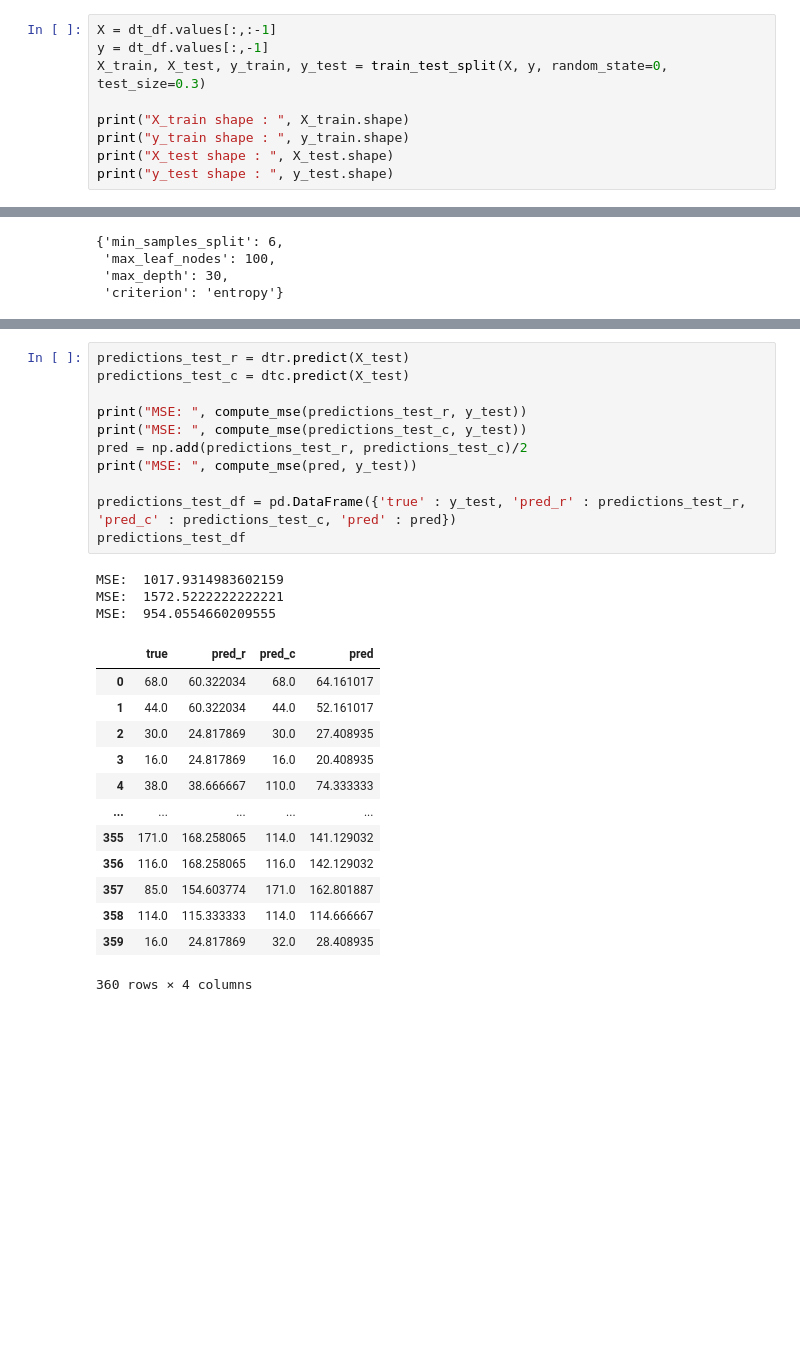
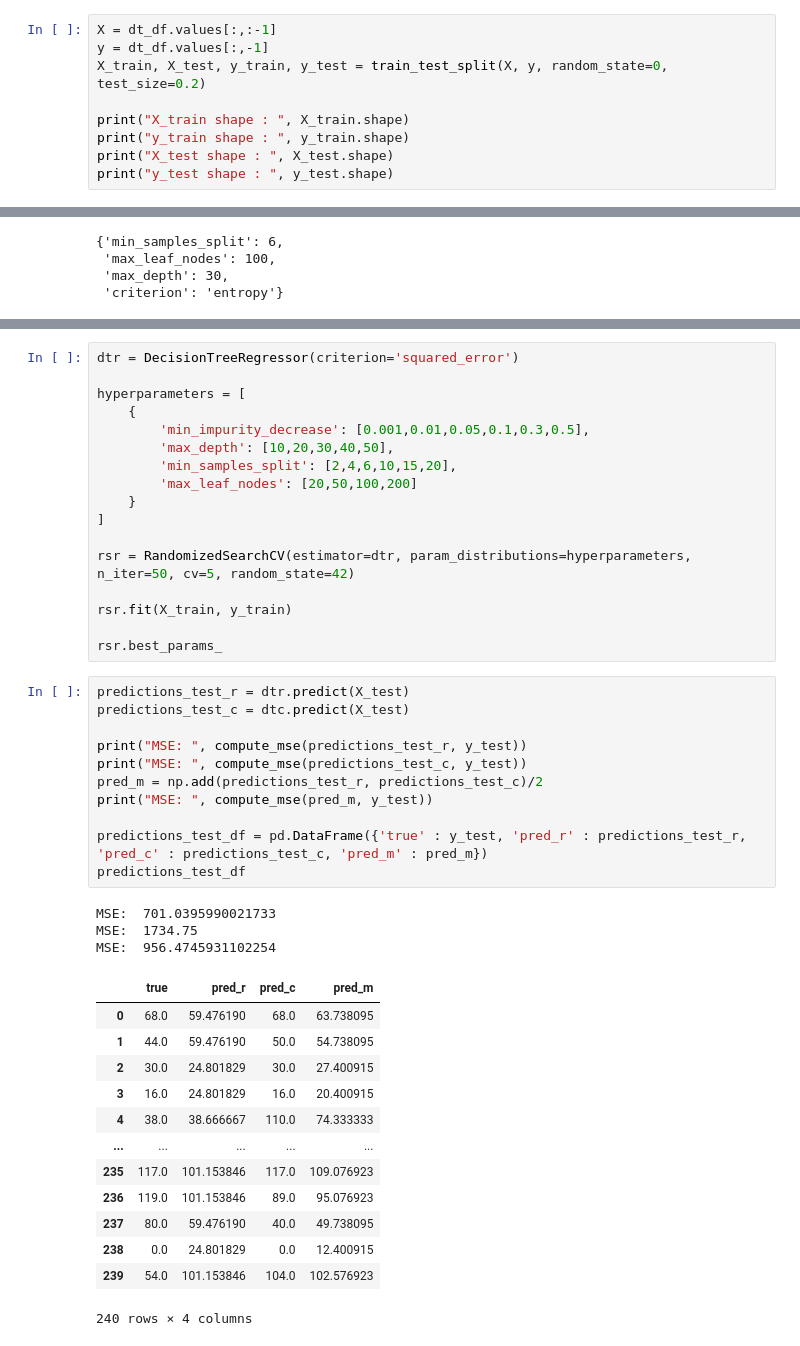
Before and after one commit to jordanchong911/Garments, a Jupyter notebook: katarantaduhan_ni_taro.ipynb, the cells around one changed output, grey strips where cells are left out. Cells and saved outputs as stored; diff of their text form; blank space fills up the shorter version.

```diff
--- a/katarantaduhan_ni_taro.ipynb
+++ b/katarantaduhan_ni_taro.ipynb
@@ -429,7 +429,7 @@ See the caveats in the documentation: https://pandas.pydata.org/pandas-docs/stab
 # %%
 X = dt_df.values[:,:-1]
 y = dt_df.values[:,-1]
-X_train, X_test, y_train, y_test = train_test_split(X, y, random_state=0, test_size=0.3)
+X_train, X_test, y_train, y_test = train_test_split(X, y, random_state=0, test_size=0.2)
 
 print("X_train shape : ", X_train.shape)
 print("y_train shape : ", y_train.shape)
@@ -607,28 +644,45 @@ MSE:  699.8124324815595
+# %%
+dtr = DecisionTreeRegressor(criterion='squared_error')
+
+hyperparameters = [
+    {
+        'min_impurity_decrease': [0.001,0.01,0.05,0.1,0.3,0.5],
+        'max_depth': [10,20,30,40,50],
+        'min_samples_split': [2,4,6,10,15,20],
+        'max_leaf_nodes': [20,50,100,200]
+    }
+]
+
+rsr = RandomizedSearchCV(estimator=dtr, param_distributions=hyperparameters, n_iter=50, cv=5, random_state=42)
+
+rsr.fit(X_train, y_train)
+
+rsr.best_params_
 # %%
 predictions_test_r = dtr.predict(X_test)
 predictions_test_c = dtc.predict(X_test)
 
 print("MSE: ", compute_mse(predictions_test_r, y_test))
 print("MSE: ", compute_mse(predictions_test_c, y_test))
-pred = np.add(predictions_test_r, predictions_test_c)/2
-print("MSE: ", compute_mse(pred, y_test))
+pred_m = np.add(predictions_test_r, predictions_test_c)/2
+print("MSE: ", compute_mse(pred_m, y_test))
 
-predictions_test_df = pd.DataFrame({'true' : y_test, 'pred_r' : predictions_test_r, 'pred_c' : predictions_test_c, 'pred' : pred})
+predictions_test_df = pd.DataFrame({'true' : y_test, 'pred_r' : predictions_test_r, 'pred_c' : predictions_test_c, 'pred_m' : pred_m})
 predictions_test_df
 # %% [output]
-MSE:  1017.9314983602159
-MSE:  1572.5222222222221
-MSE:  954.0554660209555
+MSE:  701.0395990021733
+MSE:  1734.75
+MSE:  956.4745931102254
-|  | true | pred_r | pred_c | pred |
-| 0 | 68.0 | 60.322034 | 68.0 | 64.161017 |
-| 1 | 44.0 | 60.322034 | 44.0 | 52.161017 |
-| 2 | 30.0 | 24.817869 | 30.0 | 27.408935 |
-| 3 | 16.0 | 24.817869 | 16.0 | 20.408935 |
+|  | true | pred_r | pred_c | pred_m |
+| 0 | 68.0 | 59.476190 | 68.0 | 63.738095 |
+| 1 | 44.0 | 59.476190 | 50.0 | 54.738095 |
+| 2 | 30.0 | 24.801829 | 30.0 | 27.400915 |
+| 3 | 16.0 | 24.801829 | 16.0 | 20.400915 |
 | 4 | 38.0 | 38.666667 | 110.0 | 74.333333 |
 | ... | ... | ... | ... | ... |
-| 355 | 171.0 | 168.258065 | 114.0 | 141.129032 |
-| 356 | 116.0 | 168.258065 | 116.0 | 142.129032 |
-| 357 | 85.0 | 154.603774 | 171.0 | 162.801887 |
-| 358 | 114.0 | 115.333333 | 114.0 | 114.666667 |
-| 359 | 16.0 | 24.817869 | 32.0 | 28.408935 |
+| 235 | 117.0 | 101.153846 | 117.0 | 109.076923 |
+| 236 | 119.0 | 101.153846 | 89.0 | 95.076923 |
+| 237 | 80.0 | 59.476190 | 40.0 | 49.738095 |
+| 238 | 0.0 | 24.801829 | 0.0 | 12.400915 |
+| 239 | 54.0 | 101.153846 | 104.0 | 102.576923 |
-360 rows × 4 columns
+240 rows × 4 columns
```
Also changed, not shown: parts of 9 cells of this notebook.
